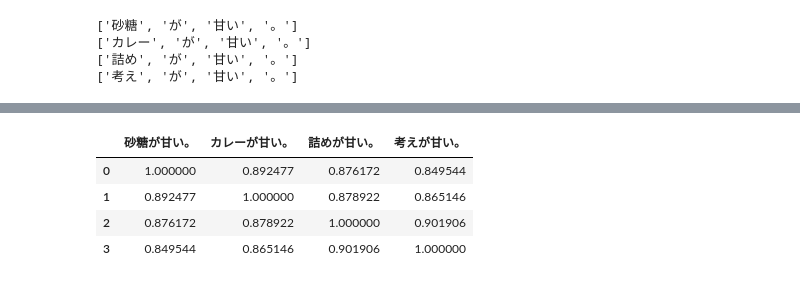
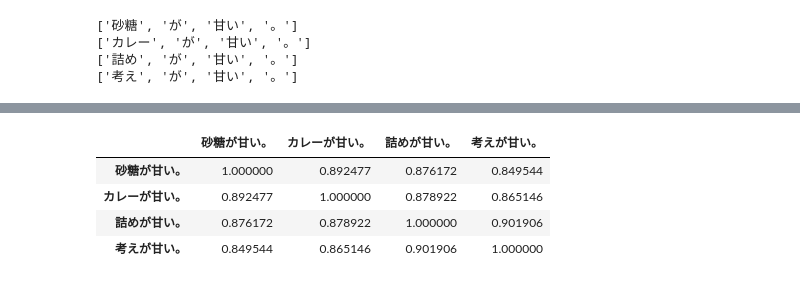
Before and after one commit to citrus1998/nlp100_with_alpha, a Jupyter notebook: Word_Clustering_Test.ipynb, the cells around one changed output, grey strips where cells are left out. Saved outputs shown, nothing was run; the diff lists cells and outputs as text; code cells hidden in the pictures.

```diff
--- a/Word_Clustering_Test.ipynb
+++ b/Word_Clustering_Test.ipynb
@@ -119,10 +119,11 @@ import pandas as pd
 # %%
 # Load csv file
 data = pd.read_csv('score.csv')
-data
+# print("Cosine Similarity among the Texts")
+data.set_axis(texts, axis=0)
 # %% [output]
 |  | 砂糖が甘い。 | カレーが甘い。 | 詰めが甘い。 | 考えが甘い。 |
-| 0 | 1.000000 | 0.892477 | 0.876172 | 0.849544 |
-| 1 | 0.892477 | 1.000000 | 0.878922 | 0.865146 |
-| 2 | 0.876172 | 0.878922 | 1.000000 | 0.901906 |
-| 3 | 0.849544 | 0.865146 | 0.901906 | 1.000000 |
+| 砂糖が甘い。 | 1.000000 | 0.892477 | 0.876172 | 0.849544 |
+| カレーが甘い。 | 0.892477 | 1.000000 | 0.878922 | 0.865146 |
+| 詰めが甘い。 | 0.876172 | 0.878922 | 1.000000 | 0.901906 |
+| 考えが甘い。 | 0.849544 | 0.865146 | 0.901906 | 1.000000 |
```
